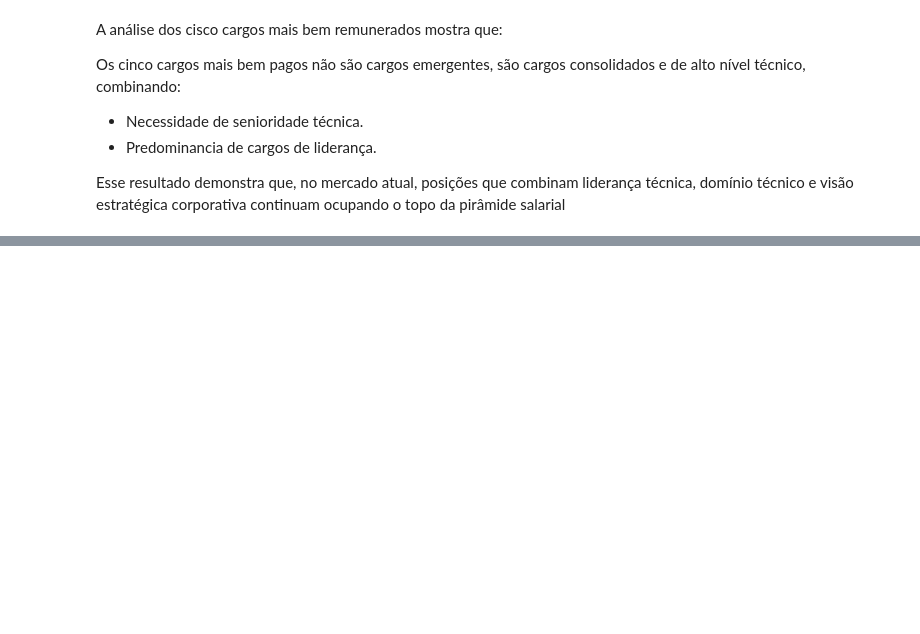
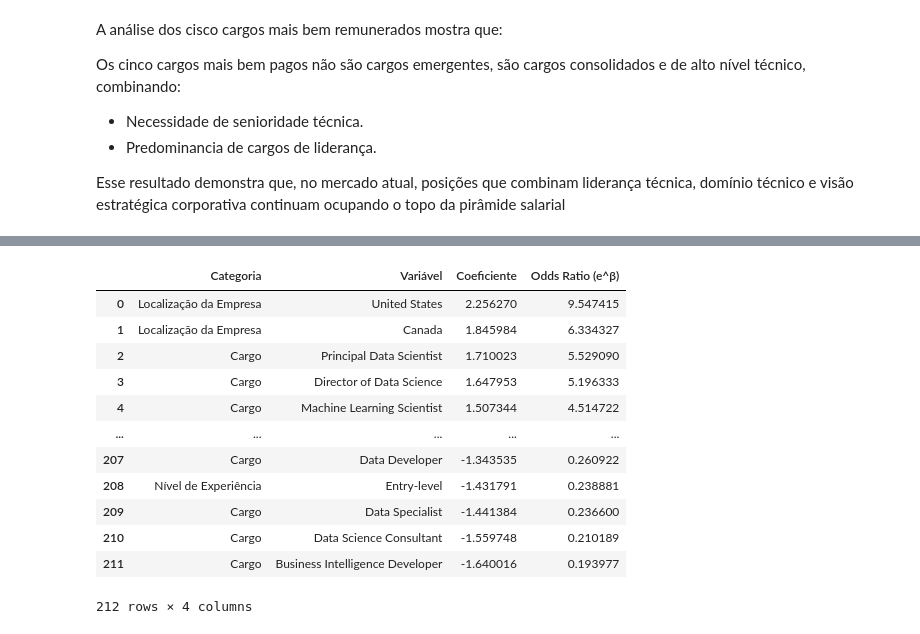
Before and after one commit to yRaffa/GS-2025-2_DataScience, a Jupyter notebook: GS-DataScience.ipynb, the cells around one changed output, grey strips where cells are left out. Cells and saved outputs as stored; diff of their text form; code cells hidden in the pictures; blank space fills up the shorter version.

```diff
--- a/GS-DataScience.ipynb
+++ b/GS-DataScience.ipynb
@@ -594,0 +883,55 @@ Esse resultado demonstra que, no mercado atual, posições que combinam lideran
+# %%
+# Interpretação dos Coeficientes da Regressão Logística
+regressao_logistica = modelo_logistico.named_steps['classifier']
+variaveis_codificadas_log = modelo_logistico.named_steps['preprocess'].transformers_[1][1].get_feature_names_out(colunas_qualitativas)
+todas_variaveis_log = list(colunas_quantitativas) + list(variaveis_codificadas_log)
+
+# Função para identificar a categoria da variável
+def categoriaLog(variavel):
+    v = str(variavel)
+    if v.startswith('job_title'):
+        return 'Cargo'
+    if v.startswith('company_location'):
+        return 'Localização da Empresa'
+    if v.startswith('employment_type'):
+        return 'Tipo de Emprego'
+    if v.startswith('experience_level'):
+        return 'Nível de Experiência'
+    if v.startswith('company_size'):
+        return 'Tamanho da Empresa'
+    if v.startswith('employee_residence'):
+        return 'Residência do Empregado'
+    return 'Variável Numérica'
+
+# Função para "limpar" o nome da variável
+def formatarNomeLog(variavel):
+    v = str(variavel)
+    prefixes = ['job_title_', 'company_location_', 'employment_type_', 'experience_level_', 'company_size_', 'employee_residence_', 'title_', 'location_']
+    for p in prefixes:
+        if v.startswith(p):
+            v = v[len(p):]
+    return v
+
+# DataFrame dos Coeficientes e Odds Ratios da Regressão Logística
+df_odds_ratio = pd.DataFrame({
+    'Categoria': [categoriaLog(v) for v in todas_variaveis_log],
+    'Variável': [formatarNomeLog(v) for v in todas_variaveis_log],
+    'Coeficiente': regressao_logistica.coef_[0],
+    'Odds Ratio (e^β)': np.exp(regressao_logistica.coef_[0])
+}).sort_values(by='Odds Ratio (e^β)', ascending=False).reset_index(drop=True)
+
+display(df_odds_ratio)
+# %% [output]
+|  | Categoria | Variável | Coeficiente | Odds Ratio (e^β) |
+| 0 | Localização da Empresa | United States | 2.256270 | 9.547415 |
+| 1 | Localização da Empresa | Canada | 1.845984 | 6.334327 |
+| 2 | Cargo | Principal Data Scientist | 1.710023 | 5.529090 |
+| 3 | Cargo | Director of Data Science | 1.647953 | 5.196333 |
+| 4 | Cargo | Machine Learning Scientist | 1.507344 | 4.514722 |
+| ... | ... | ... | ... | ... |
+| 207 | Cargo | Data Developer | -1.343535 | 0.260922 |
+| 208 | Nível de Experiência | Entry-level | -1.431791 | 0.238881 |
+| 209 | Cargo | Data Specialist | -1.441384 | 0.236600 |
+| 210 | Cargo | Data Science Consultant | -1.559748 | 0.210189 |
+| 211 | Cargo | Business Intelligence Developer | -1.640016 | 0.193977 |
+212 rows × 4 columns
```
Also changed, not shown: parts of 24 cells of this notebook.
